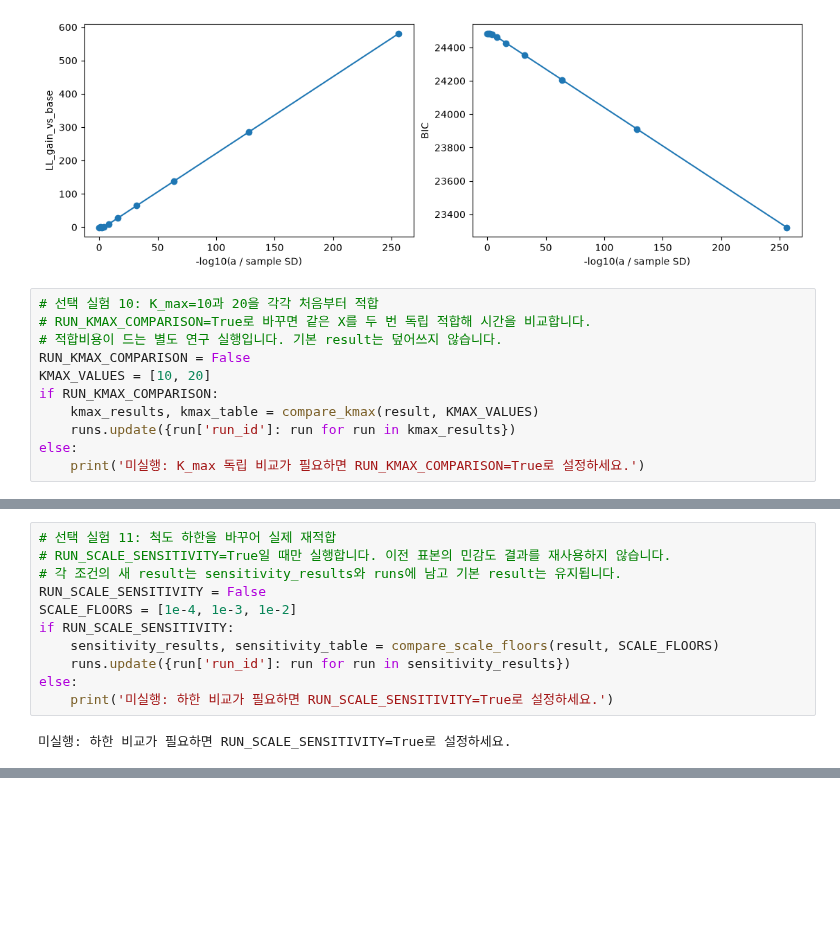
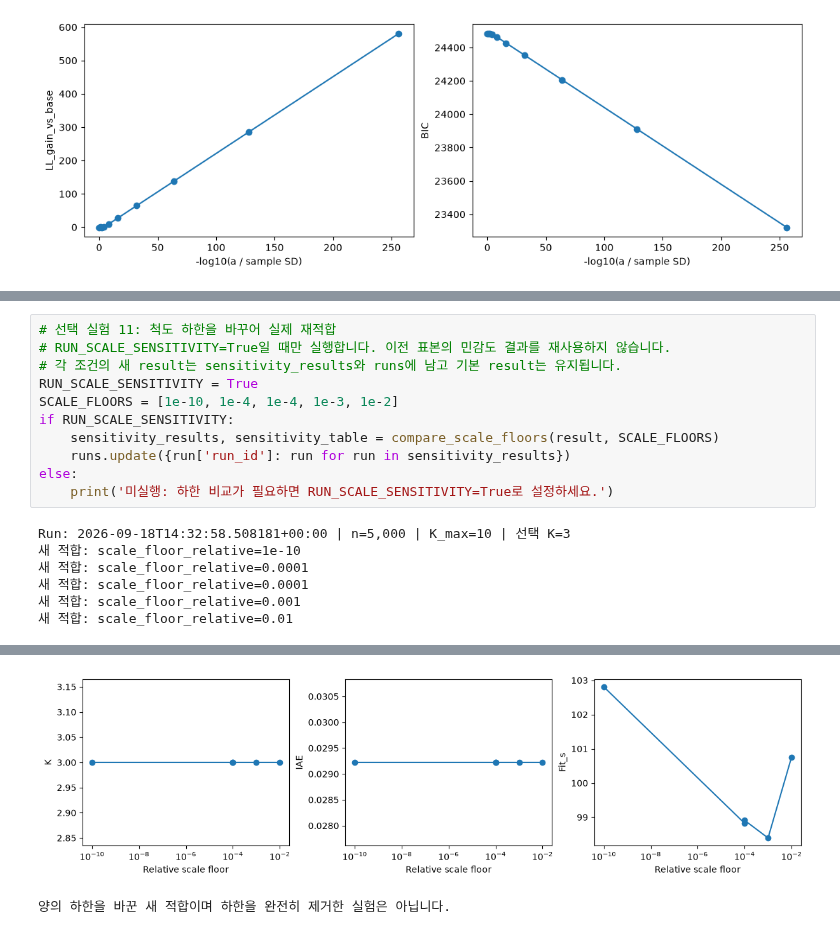
Before and after one commit to SungwonDS/GGMM, a Jupyter notebook: GGMM_BIC.ipynb, the cells around one changed output, grey strips where cells are left out. Cells and saved outputs as stored; diff of their text form; blank space fills up the shorter version.

```diff
--- a/GGMM_BIC.ipynb
+++ b/GGMM_BIC.ipynb
@@ -1273,14 +1273,3 @@ K는 경로 내내 고정됩니다. a→0에서 한 관측점의 밀도가 무
 나머지 점은 기존 성분이 맡습니다. 따라서 BIC의 고정된 파라미터 벌점도 이를 막지 못합니다.
 현재 fit은 양의 하한을 요구합니다. 작은 양수로 바꾼 실험과 하한 제거는 다릅니다.
 [figure]
-# %%
-# 선택 실험 10: K_max=10과 20을 각각 처음부터 적합
-# RUN_KMAX_COMPARISON=True로 바꾸면 같은 X를 두 번 독립 적합해 시간을 비교합니다.
-# 적합비용이 드는 별도 연구 실행입니다. 기본 result는 덮어쓰지 않습니다.
-RUN_KMAX_COMPARISON = False
-KMAX_VALUES = [10, 20]
-if RUN_KMAX_COMPARISON:
-    kmax_results, kmax_table = compare_kmax(result, KMAX_VALUES)
-    runs.update({run['run_id']: run for run in kmax_results})
-else:
-    print('미실행: K_max 독립 비교가 필요하면 RUN_KMAX_COMPARISON=True로 설정하세요.')
@@ -1290,12 +1547,17 @@ else:
 # 선택 실험 11: 척도 하한을 바꾸어 실제 재적합
 # RUN_SCALE_SENSITIVITY=True일 때만 실행합니다. 이전 표본의 민감도 결과를 재사용하지 않습니다.
 # 각 조건의 새 result는 sensitivity_results와 runs에 남고 기본 result는 유지됩니다.
-RUN_SCALE_SENSITIVITY = False
-SCALE_FLOORS = [1e-4, 1e-3, 1e-2]
+RUN_SCALE_SENSITIVITY = True
+SCALE_FLOORS = [1e-10, 1e-4, 1e-4, 1e-3, 1e-2]
 if RUN_SCALE_SENSITIVITY:
     sensitivity_results, sensitivity_table = compare_scale_floors(result, SCALE_FLOORS)
     runs.update({run['run_id']: run for run in sensitivity_results})
 else:
     print('미실행: 하한 비교가 필요하면 RUN_SCALE_SENSITIVITY=True로 설정하세요.')
 # %% [output]
-미실행: 하한 비교가 필요하면 RUN_SCALE_SENSITIVITY=True로 설정하세요.
+Run: 2026-09-18T14:32:58.508181+00:00 | n=5,000 | K_max=10 | 선택 K=3
+새 적합: scale_floor_relative=1e-10
+새 적합: scale_floor_relative=0.0001
+새 적합: scale_floor_relative=0.0001
+새 적합: scale_floor_relative=0.001
+새 적합: scale_floor_relative=0.01
@@ -1301,0 +1570,2 @@ else:
+[figure, added]
+양의 하한을 바꾼 새 적합이며 하한을 완전히 제거한 실험은 아닙니다.
```
Also changed, not shown: parts of 3 cells of this notebook.
